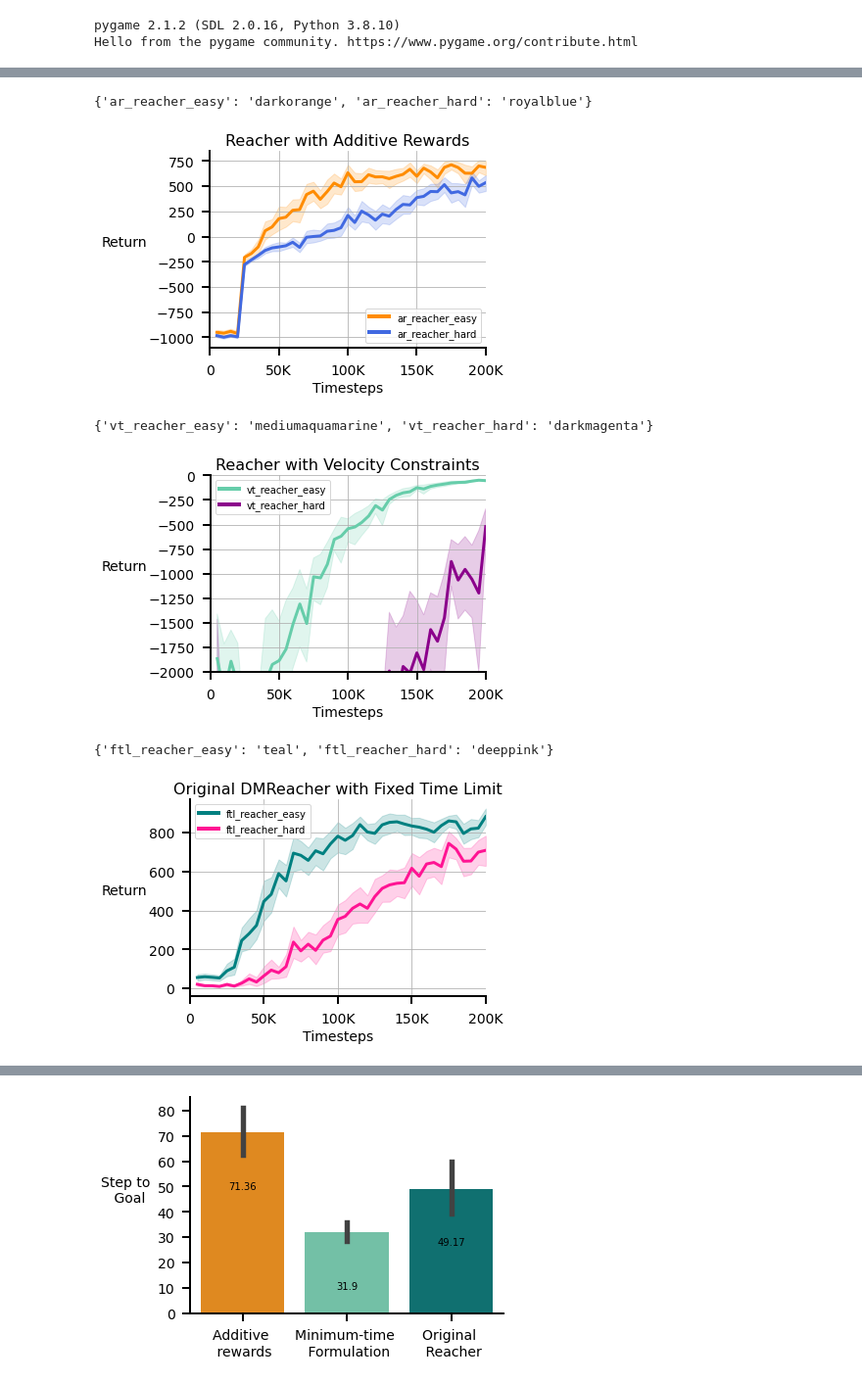
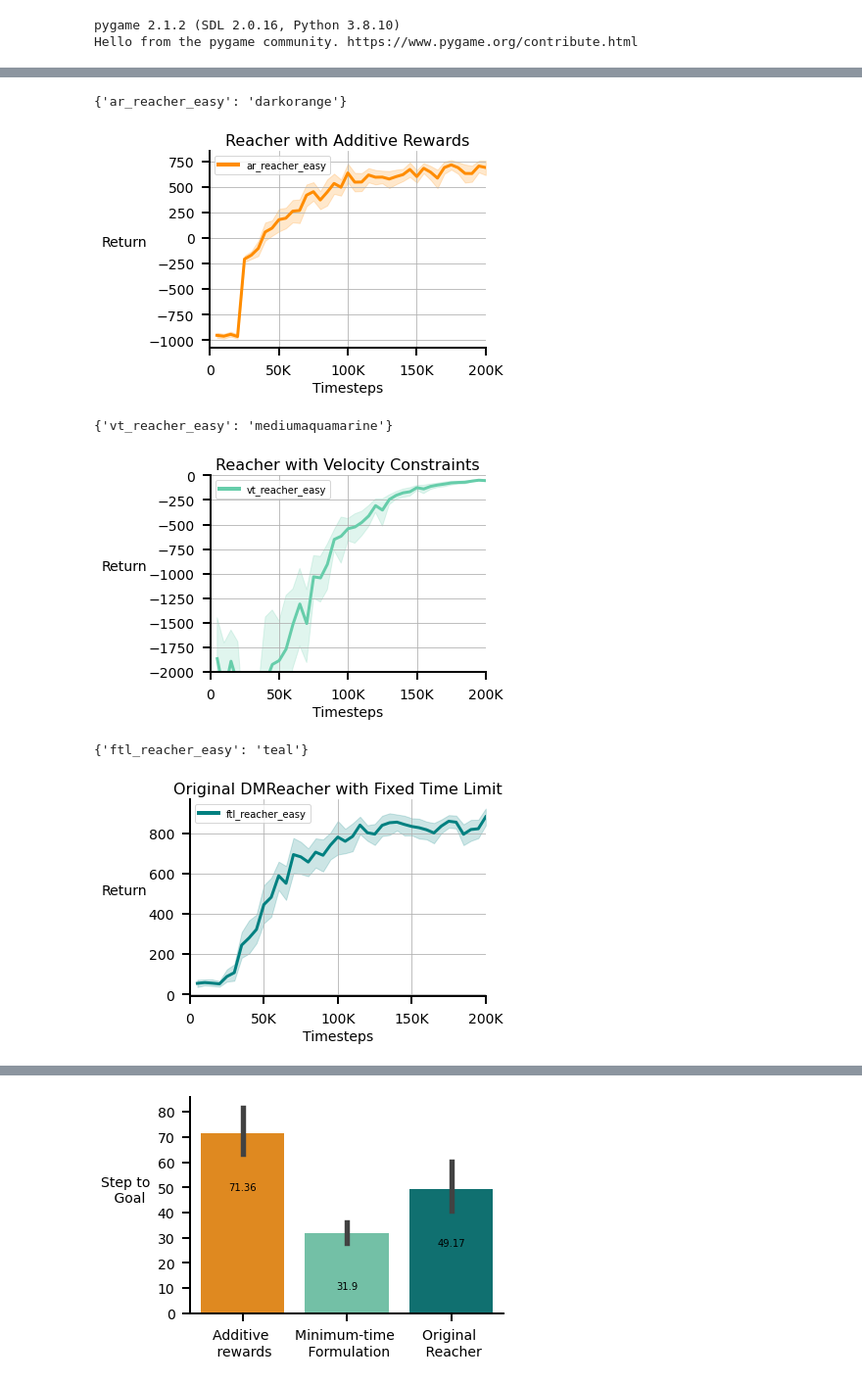
Before and after one commit to gauthamvasan/rl_suite, a Jupyter notebook: rl_suite/plot/reward_comparisons_plot.ipynb, the cells around one changed output, grey strips where cells are left out. Shown at 98% size. Drawn from its saved outputs; the diff is of its cells as text; code cells hidden in the pictures.

```diff
--- a/rl_suite/plot/reward_comparisons_plot.ipynb
+++ b/rl_suite/plot/reward_comparisons_plot.ipynb
@@ -203,33 +201,33 @@ The history saving thread hit an unexpected error (OperationalError('attempt to
 # %%
 # Plot returns from numpy txt files with returns and episode lengths
 
 basepath = "/home/vasan/src/rl_suite/rl_suite/misc/results"
 color_palette = {
     "ar_reacher_easy": "darkorange",
-    "ar_reacher_hard": "royalblue",
+    # "ar_reacher_hard": "royalblue",
 }
 plotter(basepath, color_palette, "Reacher with Additive Rewards")
 
 ###
 color_palette = {
     "vt_reacher_easy": "mediumaquamarine",
-    "vt_reacher_hard": "darkmagenta",
+    # "vt_reacher_hard": "darkmagenta",
 }
 plotter(basepath, color_palette, "Reacher with Velocity Constraints", ylim=[-2000, 0])
 
 ###
 color_palette = {
     "ftl_reacher_easy": "teal",
-    "ftl_reacher_hard": "deeppink",
+    # "ftl_reacher_hard": "deeppink",
 }
 plotter(basepath, color_palette, "Original DMReacher with Fixed Time Limit")
 # %% [output]
-{'ar_reacher_easy': 'darkorange', 'ar_reacher_hard': 'royalblue'}
+{'ar_reacher_easy': 'darkorange'}
-[figure, old version]
+[figure, new version]
-{'vt_reacher_easy': 'mediumaquamarine', 'vt_reacher_hard': 'darkmagenta'}
+{'vt_reacher_easy': 'mediumaquamarine'}
-[figure, old version]
+[figure, new version]
-{'ftl_reacher_easy': 'teal', 'ftl_reacher_hard': 'deeppink'}
+{'ftl_reacher_easy': 'teal'}
-[figure, old version]
+[figure, new version]
 # %%
 basepath = "/home/vasan/src/rl_suite/rl_suite/misc/results"
 color_palette = {
```
Also changed, not shown: parts of 6 cells of this notebook.
